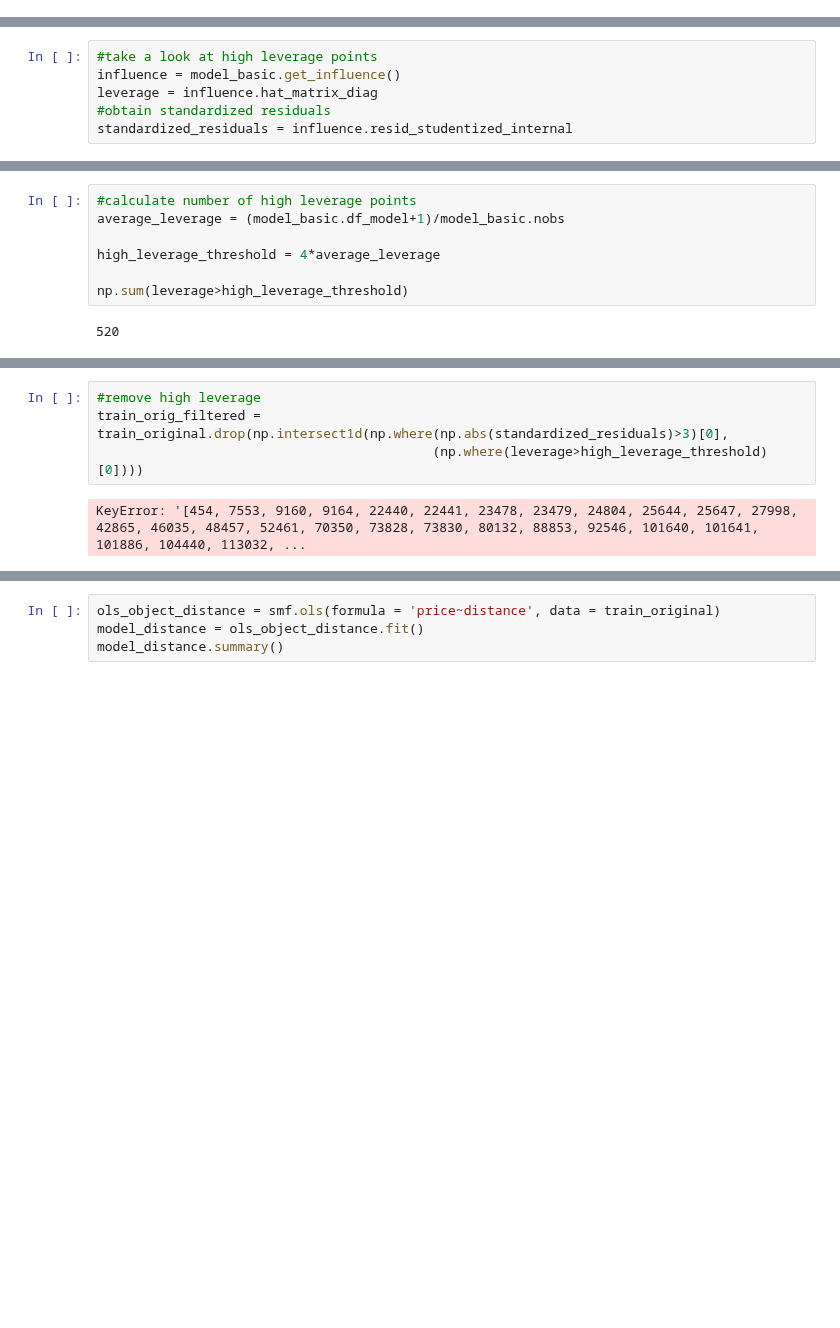
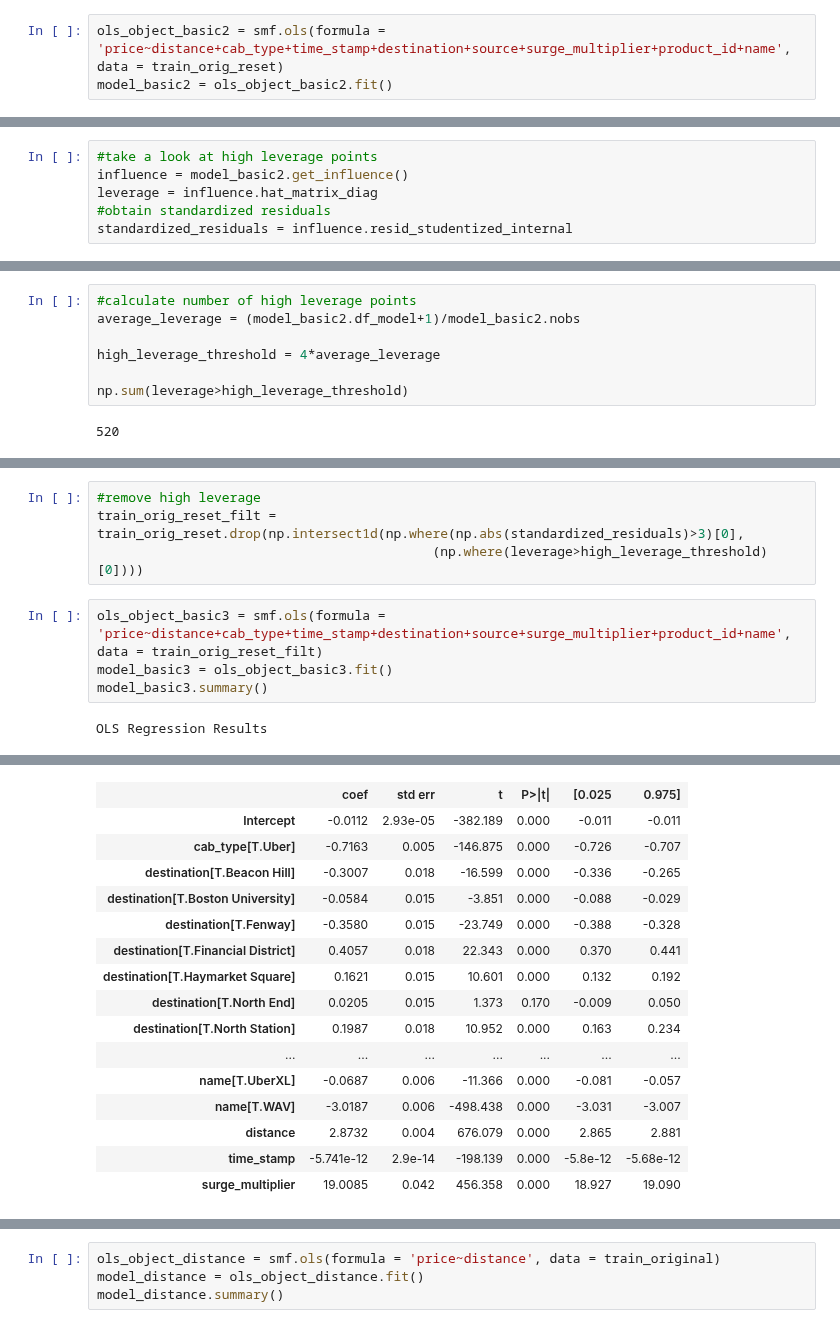
Before and after one commit to cndywu/TheYelpers, a Jupyter notebook: Final_Project_Model.ipynb, the cells around one changed output, grey strips where cells are left out. Saved outputs shown, nothing was run; the diff lists cells and outputs as text; blank space fills up the shorter version.

```diff
--- a/Final_Project_Model.ipynb
+++ b/Final_Project_Model.ipynb
@@ -206,8 +199,11 @@ NameError: name 'out' is not defined
+# %%
+ols_object_basic2 = smf.ols(formula = 'price~distance+cab_type+time_stamp+destination+source+surge_multiplier+product_id+name', data = train_orig_reset)
+model_basic2 = ols_object_basic2.fit()
 # %%
 import statsmodels.api as sm
 # %%
 #take a look at high leverage points
-influence = model_basic.get_influence()
+influence = model_basic2.get_influence()
 leverage = influence.hat_matrix_diag
 #obtain standardized residuals
 standardized_residuals = influence.resid_studentized_internal
@@ -219,6 +215,6 @@ array([ 1.43060022, -0.60112194,  1.07359758, ...,  0.31839485,
 # %%
 #calculate number of high leverage points
-average_leverage = (model_basic.df_model+1)/model_basic.nobs
+average_leverage = (model_basic2.df_model+1)/model_basic2.nobs
 
 high_leverage_threshold = 4*average_leverage
 
@@ -264,6 +227,10 @@ array([   455,    456,   5582,   7600,   7604,   9261,  14070,  14073,
 # %%
 #remove high leverage
-train_orig_filtered = train_original.drop(np.intersect1d(np.where(np.abs(standardized_residuals)>3)[0],
+train_orig_reset_filt = train_orig_reset.drop(np.intersect1d(np.where(np.abs(standardized_residuals)>3)[0],
                                            (np.where(leverage>high_leverage_threshold)[0])))
-# %% [output]
-KeyError: '[454, 7553, 9160, 9164, 22440, 22441, 23478, 23479, 24804, 25644, 25647, 27998, 42865, 46035, 48457, 52461, 70350, 73828, 73830, 80132, 88853, 92546, 101640, 101641, 101886, 104440, 113032, ...
+# %%
+ols_object_basic3 = smf.ols(formula = 'price~distance+cab_type+time_stamp+destination+source+surge_multiplier+product_id+name', data = train_orig_reset_filt)
+model_basic3 = ols_object_basic3.fit()
+model_basic3.summary()
+# %% [output]
+OLS Regression Results
@@ -269,0 +246,16 @@ KeyError: '[454, 7553, 9160, 9164, 22440, 22441, 23478, 23479, 24804, 25644, 256
+|  | coef | std err | t | P>|t| | [0.025 | 0.975] |
+| Intercept | -0.0112 | 2.93e-05 | -382.189 | 0.000 | -0.011 | -0.011 |
+| cab_type[T.Uber] | -0.7163 | 0.005 | -146.875 | 0.000 | -0.726 | -0.707 |
+| destination[T.Beacon Hill] | -0.3007 | 0.018 | -16.599 | 0.000 | -0.336 | -0.265 |
+| destination[T.Boston University] | -0.0584 | 0.015 | -3.851 | 0.000 | -0.088 | -0.029 |
+| destination[T.Fenway] | -0.3580 | 0.015 | -23.749 | 0.000 | -0.388 | -0.328 |
+| destination[T.Financial District] | 0.4057 | 0.018 | 22.343 | 0.000 | 0.370 | 0.441 |
+| destination[T.Haymarket Square] | 0.1621 | 0.015 | 10.601 | 0.000 | 0.132 | 0.192 |
+| destination[T.North End] | 0.0205 | 0.015 | 1.373 | 0.170 | -0.009 | 0.050 |
+| destination[T.North Station] | 0.1987 | 0.018 | 10.952 | 0.000 | 0.163 | 0.234 |
+| ... | ... | ... | ... | ... | ... | ... |
+| name[T.UberXL] | -0.0687 | 0.006 | -11.366 | 0.000 | -0.081 | -0.057 |
+| name[T.WAV] | -3.0187 | 0.006 | -498.438 | 0.000 | -3.031 | -3.007 |
+| distance | 2.8732 | 0.004 | 676.079 | 0.000 | 2.865 | 2.881 |
+| time_stamp | -5.741e-12 | 2.9e-14 | -198.139 | 0.000 | -5.8e-12 | -5.68e-12 |
+| surge_multiplier | 19.0085 | 0.042 | 456.358 | 0.000 | 18.927 | 19.090 |
```
Also changed, not shown: parts of 29 cells of this notebook.
